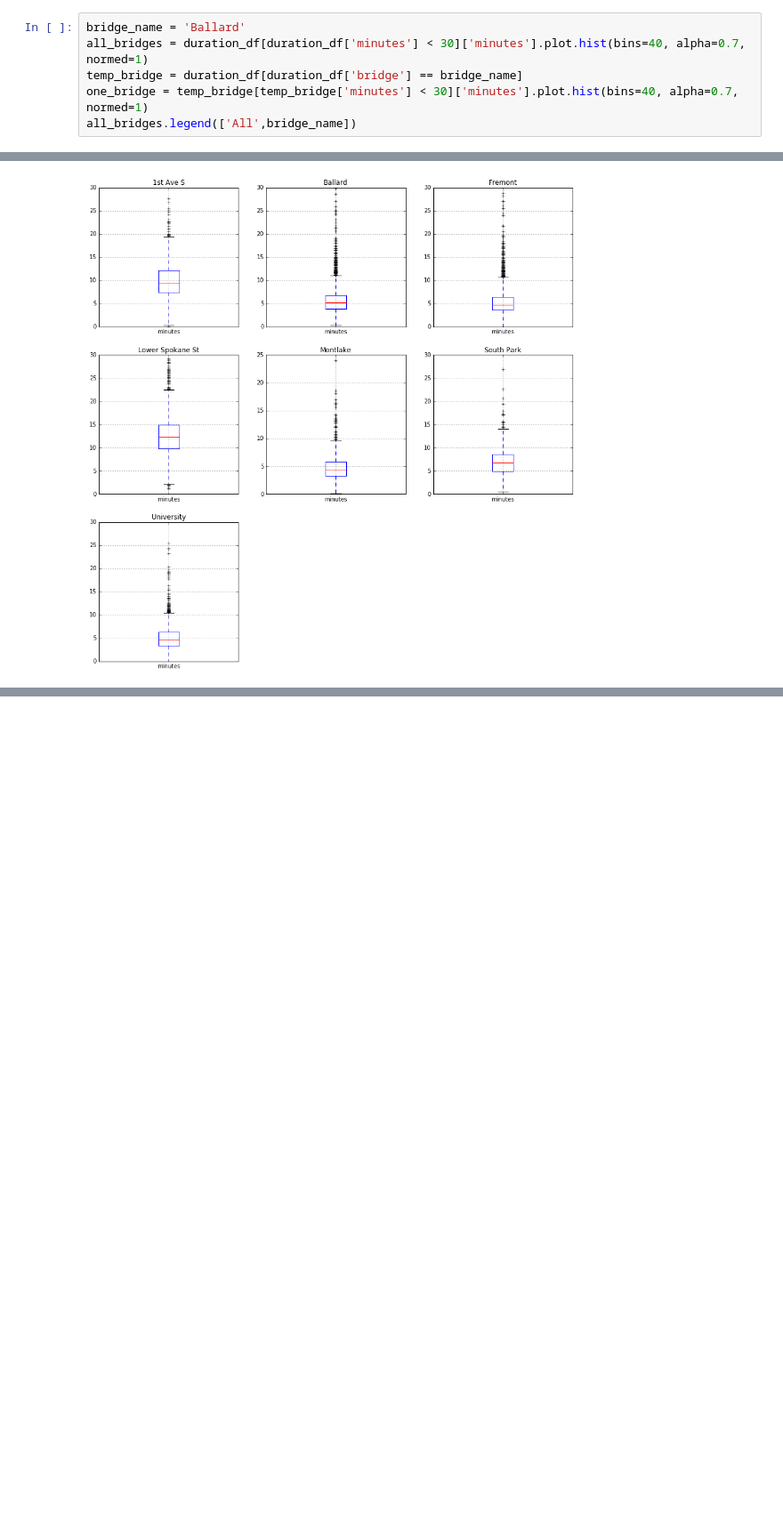
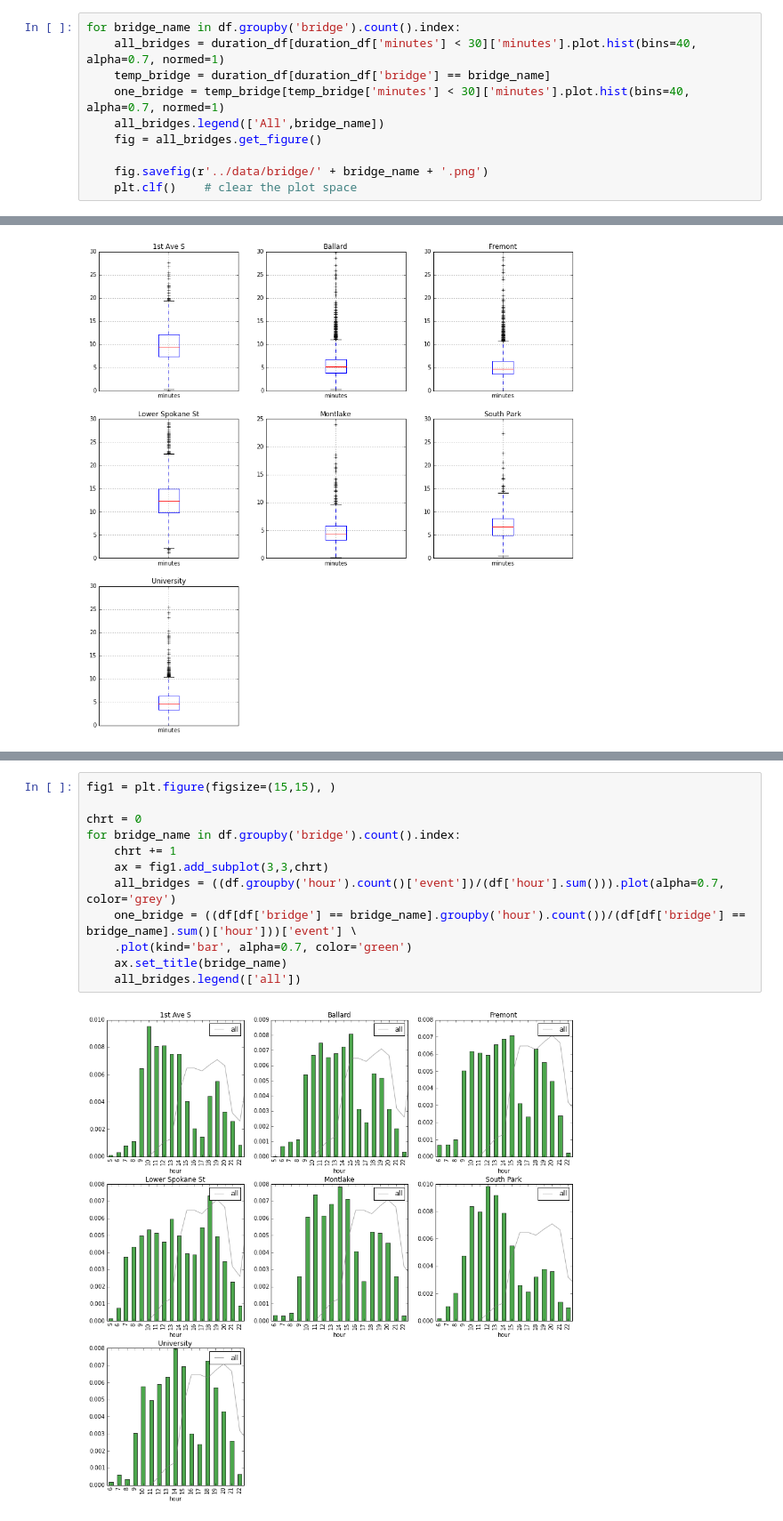
Before and after one commit to bricegnichols/bridge-stat, a Jupyter notebook: notebooks/stats.ipynb, the cells around one changed output, grey strips where cells are left out. Shown at 89% size. Saved outputs shown, nothing was run; the diff lists cells and outputs as text; blank space fills up the shorter version.

```diff
--- a/notebooks/stats.ipynb
+++ b/notebooks/stats.ipynb
@@ -217,7 +201,11 @@ print len(duration_df)
 # %%
-bridge_name = 'Ballard'
-all_bridges = duration_df[duration_df['minutes'] < 30]['minutes'].plot.hist(bins=40, alpha=0.7, normed=1)
-temp_bridge = duration_df[duration_df['bridge'] == bridge_name]
-one_bridge = temp_bridge[temp_bridge['minutes'] < 30]['minutes'].plot.hist(bins=40, alpha=0.7, normed=1)
-all_bridges.legend(['All',bridge_name])
+for bridge_name in df.groupby('bridge').count().index:
+    all_bridges = duration_df[duration_df['minutes'] < 30]['minutes'].plot.hist(bins=40, alpha=0.7, normed=1)
+    temp_bridge = duration_df[duration_df['bridge'] == bridge_name]
+    one_bridge = temp_bridge[temp_bridge['minutes'] < 30]['minutes'].plot.hist(bins=40, alpha=0.7, normed=1)
+    all_bridges.legend(['All',bridge_name])
+    fig = all_bridges.get_figure()
+
+    fig.savefig(r'../data/bridge/' + bridge_name + '.png')
+    plt.clf()    # clear the plot space
 # %% [output]
@@ -256,0 +255,14 @@ The default value for 'return_type' will change to 'axes' in a future release.
+# %%
+fig1 = plt.figure(figsize=(15,15), )
+
+chrt = 0
+for bridge_name in df.groupby('bridge').count().index:
+    chrt += 1
+    ax = fig1.add_subplot(3,3,chrt)
+    all_bridges = ((df.groupby('hour').count()['event'])/(df['hour'].sum())).plot(alpha=0.7, color='grey')
+    one_bridge = ((df[df['bridge'] == bridge_name].groupby('hour').count())/(df[df['bridge'] == bridge_name].sum()['hour']))['event'] \
+    .plot(kind='bar', alpha=0.7, color='green')
+    ax.set_title(bridge_name)
+    all_bridges.legend(['all'])
+# %% [output]
+[figure, added]
```
Also changed, not shown: parts of 21 cells of this notebook.
